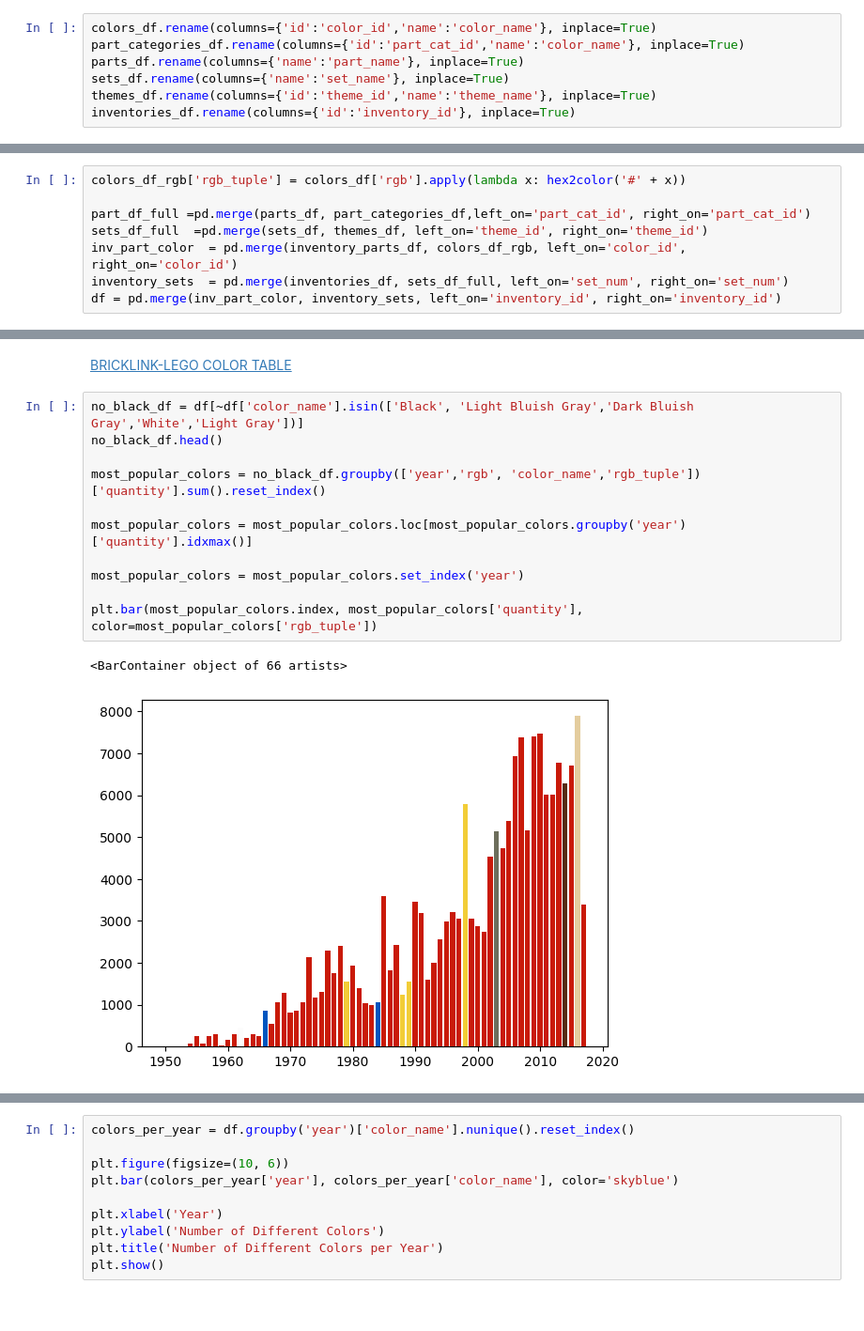
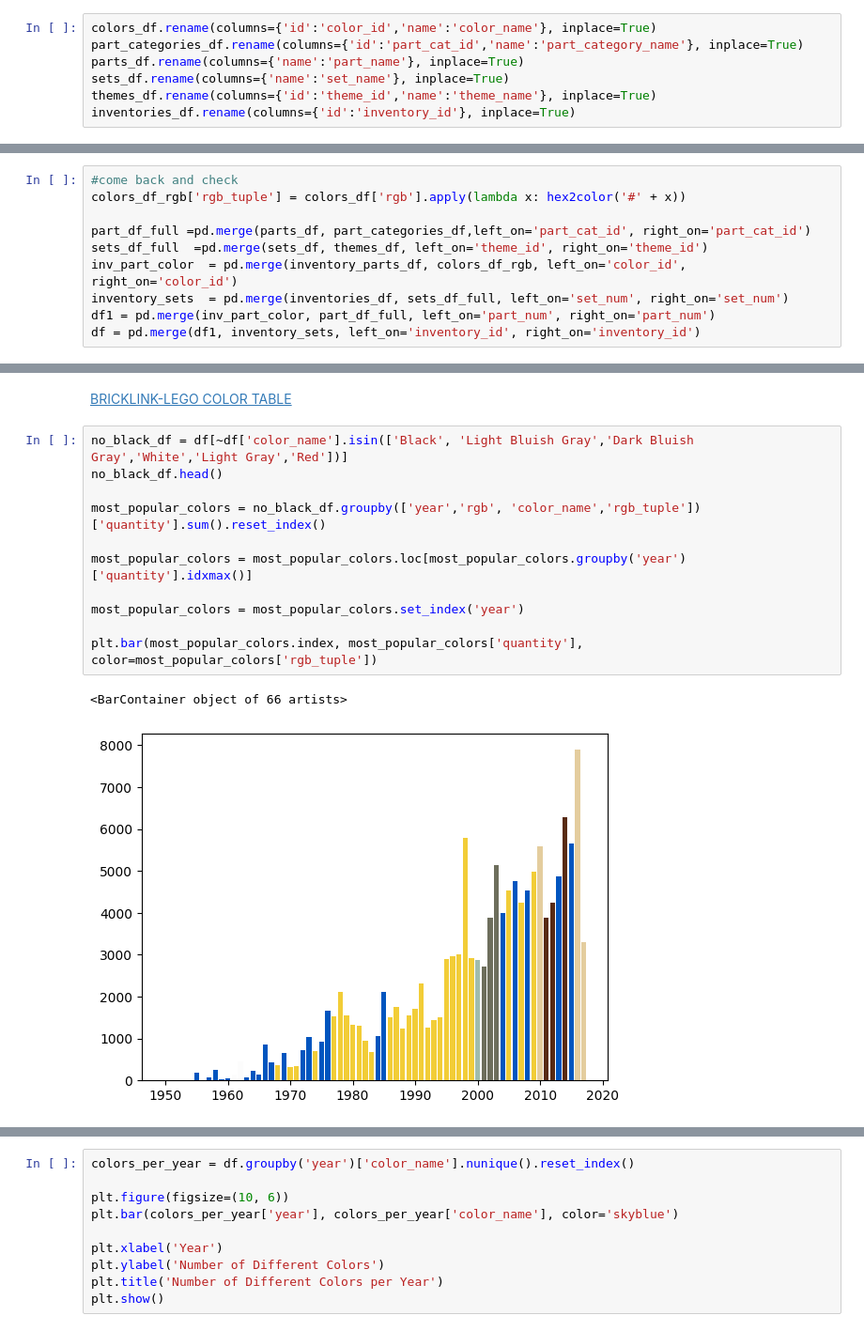
Before and after one commit to MatthewKolotylo/Lego-Project, a Jupyter notebook: Master Code Copy.ipynb, the cells around one changed output, grey strips where cells are left out. Shown at 94% size. Saved outputs shown, nothing was run; the diff lists cells and outputs as text.

```diff
--- a/Master Code Copy.ipynb
+++ b/Master Code Copy.ipynb
@@ -22,7 +25,7 @@ colors_df = pd.read_csv(r'colors.csv')
 Rename columns with same name so our joins will work correctly
 # %%
 colors_df.rename(columns={'id':'color_id','name':'color_name'}, inplace=True)
-part_categories_df.rename(columns={'id':'part_cat_id','name':'color_name'}, inplace=True)
+part_categories_df.rename(columns={'id':'part_cat_id','name':'part_category_name'}, inplace=True)
 parts_df.rename(columns={'name':'part_name'}, inplace=True)
 sets_df.rename(columns={'name':'set_name'}, inplace=True)
 themes_df.rename(columns={'id':'theme_id','name':'theme_name'}, inplace=True)
@@ -44,8 +38,10 @@ def hex_to_rgb(hex_code):
 # %%
+#come back and check
 colors_df_rgb['rgb_tuple'] = colors_df['rgb'].apply(lambda x: hex2color('#' + x))
 
 part_df_full =pd.merge(parts_df, part_categories_df,left_on='part_cat_id', right_on='part_cat_id')
 sets_df_full  =pd.merge(sets_df, themes_df, left_on='theme_id', right_on='theme_id')
 inv_part_color  = pd.merge(inventory_parts_df, colors_df_rgb, left_on='color_id', right_on='color_id')
 inventory_sets  = pd.merge(inventories_df, sets_df_full, left_on='set_num', right_on='set_num')
-df = pd.merge(inv_part_color, inventory_sets, left_on='inventory_id', right_on='inventory_id')
+df1 = pd.merge(inv_part_color, part_df_full, left_on='part_num', right_on='part_num')
+df = pd.merge(df1, inventory_sets, left_on='inventory_id', right_on='inventory_id')
@@ -172,19 +153,19 @@ alltime_colors.plot(kind='bar')
 # %% [markdown]
 [BRICKLINK-LEGO COLOR TABLE](https://ideas.lego.com/projects/749b6854-2215-41c4-b8ee-d67b369db110)
 # %%
-no_black_df = df[~df['color_name'].isin(['Black', 'Light Bluish Gray','Dark Bluish Gray','White','Light Gray'])]
+no_black_df = df[~df['color_name'].isin(['Black', 'Light Bluish Gray','Dark Bluish Gray','White','Light Gray','Red'])]
 no_black_df.head()
 
 most_popular_colors = no_black_df.groupby(['year','rgb', 'color_name','rgb_tuple'])['quantity'].sum().reset_index()
 
 most_popular_colors = most_popular_colors.loc[most_popular_colors.groupby('year')['quantity'].idxmax()]
 
 most_popular_colors = most_popular_colors.set_index('year')
 
 plt.bar(most_popular_colors.index, most_popular_colors['quantity'], color=most_popular_colors['rgb_tuple'])
 # %% [output]
 <BarContainer object of 66 artists>
-[figure, old version]
+[figure, new version]
 # %%
 import pandas as pd
 import matplotlib.pyplot as plt
```
Also changed, not shown: parts of 12 cells of this notebook.
